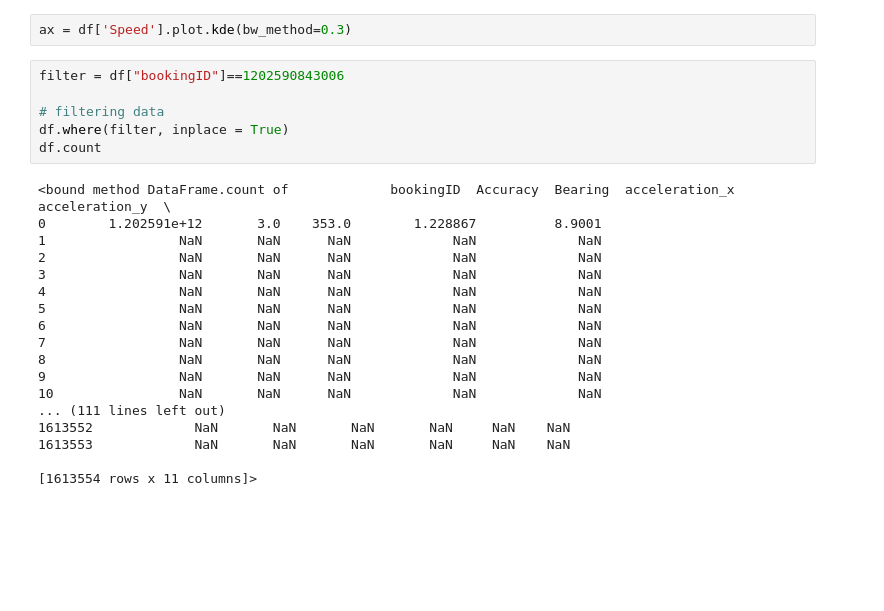
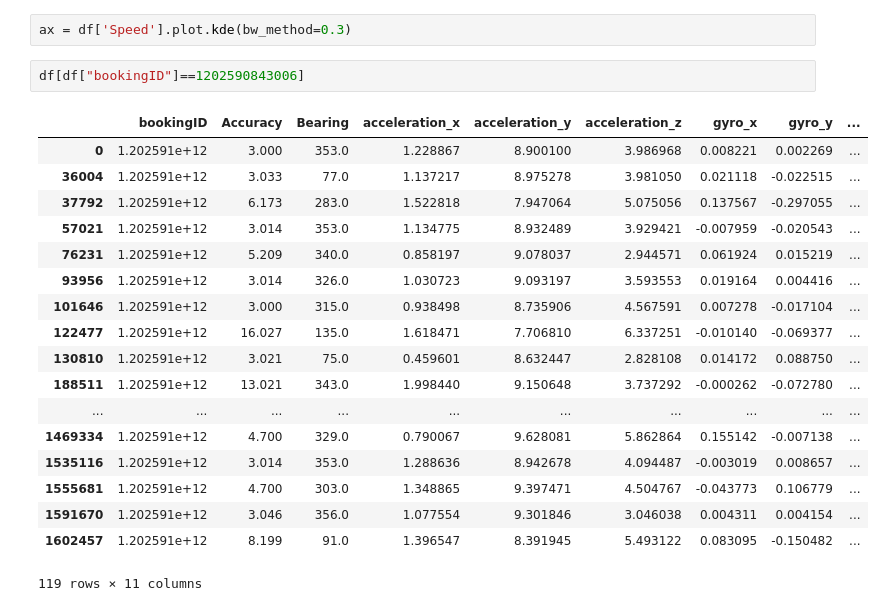
Before and after one commit to truongkhanhduy95/SafetyGrab, a Jupyter notebook: explore.ipynb, the cells around one changed output. Drawn from its saved outputs; the diff is of its cells as text; blank space fills up the shorter version.

```diff
--- a/explore.ipynb
+++ b/explore.ipynb
@@ -84,27 +84,24 @@ Speed             float64
 dtype: object
 # %%
 ax = df['Speed'].plot.kde(bw_method=0.3)
-# %%
-filter = df["bookingID"]==1202590843006
-
-# filtering data
-df.where(filter, inplace = True)
-df.count
-# %% [output]
-<bound method DataFrame.count of             bookingID  Accuracy  Bearing  acceleration_x  acceleration_y  \
-0        1.202591e+12       3.0    353.0        1.228867          8.9001
-1                 NaN       NaN      NaN             NaN             NaN
-2                 NaN       NaN      NaN             NaN             NaN
-3                 NaN       NaN      NaN             NaN             NaN
-4                 NaN       NaN      NaN             NaN             NaN
-5                 NaN       NaN      NaN             NaN             NaN
-6                 NaN       NaN      NaN             NaN             NaN
-7                 NaN       NaN      NaN             NaN             NaN
-8                 NaN       NaN      NaN             NaN             NaN
-9                 NaN       NaN      NaN             NaN             NaN
-10                NaN       NaN      NaN             NaN             NaN
-... (111 lines left out)
-1613552             NaN       NaN       NaN       NaN     NaN    NaN
-1613553             NaN       NaN       NaN       NaN     NaN    NaN
-
-[1613554 rows x 11 columns]>
+# %%
+df[df["bookingID"]==1202590843006]
+# %% [output]
+|  | bookingID | Accuracy | Bearing | acceleration_x | acceleration_y | acceleration_z | gyro_x | gyro_y | ... |
+| 0 | 1.202591e+12 | 3.000 | 353.0 | 1.228867 | 8.900100 | 3.986968 | 0.008221 | 0.002269 | ... |
+| 36004 | 1.202591e+12 | 3.033 | 77.0 | 1.137217 | 8.975278 | 3.981050 | 0.021118 | -0.022515 | ... |
+| 37792 | 1.202591e+12 | 6.173 | 283.0 | 1.522818 | 7.947064 | 5.075056 | 0.137567 | -0.297055 | ... |
+| 57021 | 1.202591e+12 | 3.014 | 353.0 | 1.134775 | 8.932489 | 3.929421 | -0.007959 | -0.020543 | ... |
+| 76231 | 1.202591e+12 | 5.209 | 340.0 | 0.858197 | 9.078037 | 2.944571 | 0.061924 | 0.015219 | ... |
+| 93956 | 1.202591e+12 | 3.014 | 326.0 | 1.030723 | 9.093197 | 3.593553 | 0.019164 | 0.004416 | ... |
+| 101646 | 1.202591e+12 | 3.000 | 315.0 | 0.938498 | 8.735906 | 4.567591 | 0.007278 | -0.017104 | ... |
+| 122477 | 1.202591e+12 | 16.027 | 135.0 | 1.618471 | 7.706810 | 6.337251 | -0.010140 | -0.069377 | ... |
+| 130810 | 1.202591e+12 | 3.021 | 75.0 | 0.459601 | 8.632447 | 2.828108 | 0.014172 | 0.088750 | ... |
+| 188511 | 1.202591e+12 | 13.021 | 343.0 | 1.998440 | 9.150648 | 3.737292 | -0.000262 | -0.072780 | ... |
+| ... | ... | ... | ... | ... | ... | ... | ... | ... | ... |
+| 1469334 | 1.202591e+12 | 4.700 | 329.0 | 0.790067 | 9.628081 | 5.862864 | 0.155142 | -0.007138 | ... |
+| 1535116 | 1.202591e+12 | 3.014 | 353.0 | 1.288636 | 8.942678 | 4.094487 | -0.003019 | 0.008657 | ... |
+| 1555681 | 1.202591e+12 | 4.700 | 303.0 | 1.348865 | 9.397471 | 4.504767 | -0.043773 | 0.106779 | ... |
+| 1591670 | 1.202591e+12 | 3.046 | 356.0 | 1.077554 | 9.301846 | 3.046038 | 0.004311 | 0.004154 | ... |
+| 1602457 | 1.202591e+12 | 8.199 | 91.0 | 1.396547 | 8.391945 | 5.493122 | 0.083095 | -0.150482 | ... |
+119 rows × 11 columns
```
Also changed, not shown: parts of 3 cells of this notebook.
